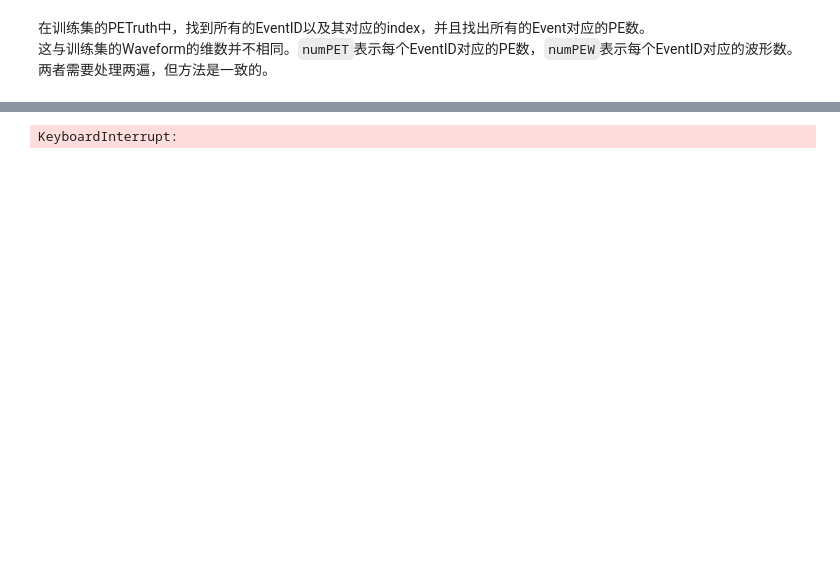
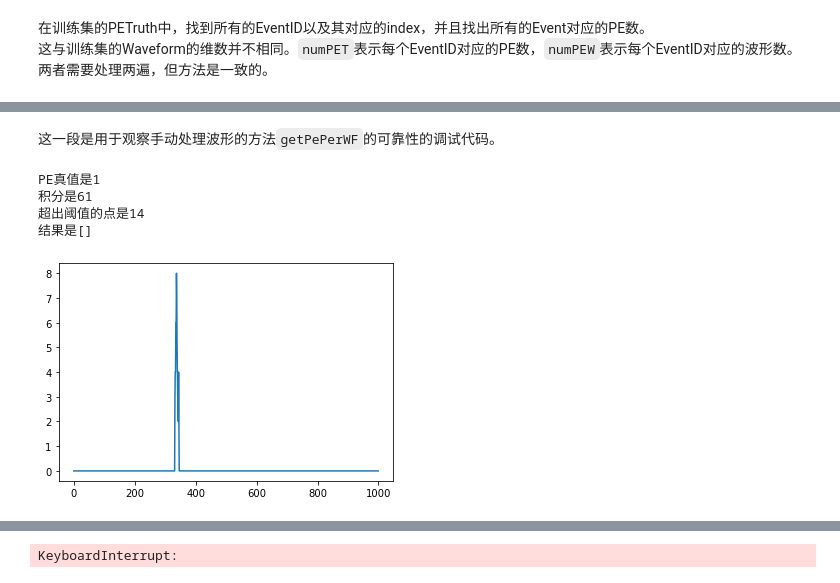
Before and after one commit to haimengzhao/juno-reconstruction, a Jupyter notebook: model.ipynb, the cells around one changed output, grey strips where cells are left out. Saved outputs shown, nothing was run; the diff lists cells and outputs as text; code cells hidden in the pictures; blank space fills up the shorter version.

```diff
--- a/model.ipynb
+++ b/model.ipynb
@@ -203,0 +88,40 @@ PETruth告诉我们PETime是[373.70351947]
+# %%
+intTrainWF = np.sum(denoisedTrainWF, axis=1)
+pointsPerTrainWF = np.sum(denoisedTrainWF > 0, axis=1)
+pePerTrainWFCalc = np.empty(denoisedTrainWF.shape[0])
+meanPeTimePerTrainWF = np.zeros(denoisedTrainWF.shape[0])
+for index, waveform in enumerate(tqdm(denoisedTrainWF)):
+    wfArgmax = getPePerWF(denoisedTrainWF[index], pointsPerTrainWF[index])
+    pePerTrainWFCalc[index] = wfArgmax.shape[0]
+    filteredWFArgmax = wfArgmax[np.all([wfArgmax >= 50, wfArgmax <= 600], axis=0)]
+    if(filteredWFArgmax.shape[0]):
+        meanPeTimePerTrainWF[index] = np.mean(filteredWFArgmax) -14.5
+# %% [markdown]
+这一段是用于观察手动处理波形的方法`getPePerWF`的可靠性的调试代码。
+# %%
+randIndex = np.random.randint(0, denoisedTrainWF.shape[0]-1)
+# randIndex = 4388191 #
+# randIndex = 4880157 #需要初始
+# randIndex = 5886548 #太多了
+# randIndex = 5186074
+# randIndex = 3793364
+# randIndex = 3218203
+# randIndex = 690724
+# randIndex = 3552877
+# randIndex = 1070346
+# randIndex = 157776
+# randIndex = 5673090
+cancelledWF = denoisedTrainWF[randIndex]
+wfArgmax = getPePerWF(cancelledWF, pointsPerTrainWF[randIndex])
+print(f"PE真值是{pePerTrainWF[randIndex]}")
+print(f"积分是{intTrainWF[randIndex]}")
+print(f"超出阈值的点是{pointsPerTrainWF[randIndex]}")
+print(f"结果是{wfArgmax}")
+plt.plot(denoisedTrainWF[randIndex])
+plt.show()
+# %% [output]
+PE真值是1
+积分是61
+超出阈值的点是14
+结果是[]
+[figure, added]
```
Also changed, not shown: parts of 46 cells of this notebook, 5 other files.
